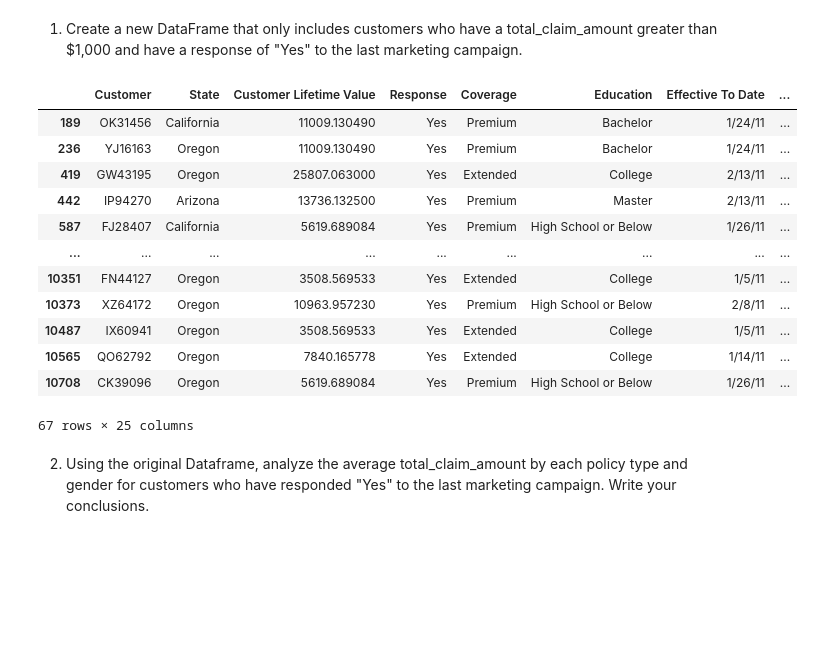
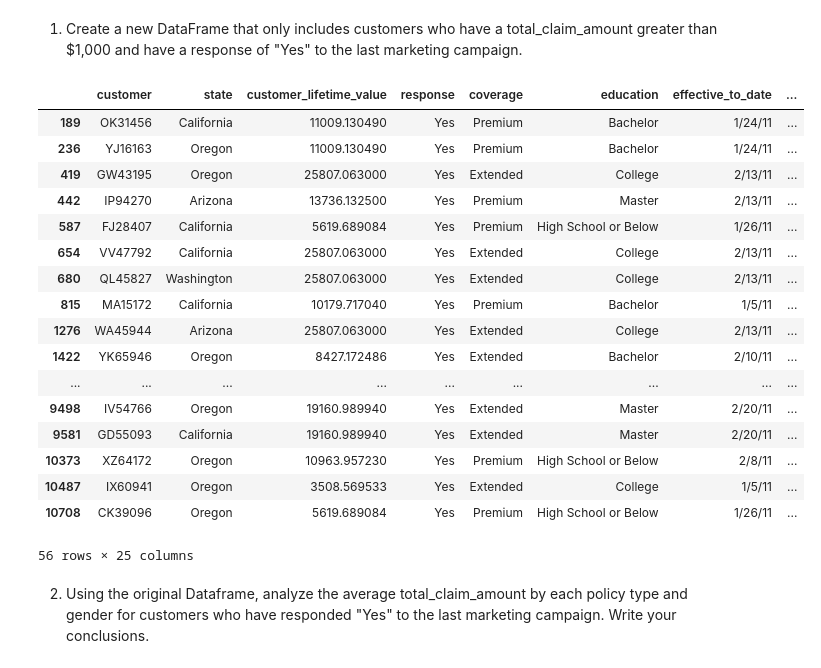
Before and after one commit to goldenrod-asters/lab-dw-data-aggregation-and-filtering, a Jupyter notebook: lab-dw-aggregating.ipynb, the cells around one changed output. Cells and saved outputs as stored; diff of their text form; code cells hidden in the pictures; blank space fills up the shorter version.

```diff
--- a/lab-dw-aggregating.ipynb
+++ b/lab-dw-aggregating.ipynb
@@ -50,3 +50,6 @@ memory usage: 2.2+ MB
 marketing_df.Response.unique()
 # %% [output]
 array(['No', 'Yes', nan], dtype=object)
+# %%
+marketing_df = marketing_df.drop_duplicates(subset=['Customer'])
+marketing_df.info()
@@ -52,0 +74,3 @@ array(['No', 'Yes', nan], dtype=object)
+# %%
+marketing_df = marketing_df.rename(columns=lambda name:name.lower().replace(' ','_'))
+marketing_df.head()
@@ -55,23 +87,30 @@ array(['No', 'Yes', nan], dtype=object)
 # %%
 # total_claim_amount > 1000, response = Yes
 # e.g. (housing_df['SalePrice'] > 10000) & (housing_df['FullBath'] > 1).
 
-highvalue_df = marketing_df[(marketing_df['Total Claim Amount'] > 1000) & (marketing_df['Response'] == "Yes")]
+highvalue_df = marketing_df[(marketing_df['total_claim_amount'] > 1000) & (marketing_df['response'] == "Yes")]
 highvalue_df
+
+# pandas does not accept 'and' : ) only '&'
 # %% [output]
-|  | Customer | State | Customer Lifetime Value | Response | Coverage | Education | Effective To Date | ... |
+|  | customer | state | customer_lifetime_value | response | coverage | education | effective_to_date | ... |
 | 189 | OK31456 | California | 11009.130490 | Yes | Premium | Bachelor | 1/24/11 | ... |
 | 236 | YJ16163 | Oregon | 11009.130490 | Yes | Premium | Bachelor | 1/24/11 | ... |
 | 419 | GW43195 | Oregon | 25807.063000 | Yes | Extended | College | 2/13/11 | ... |
 | 442 | IP94270 | Arizona | 13736.132500 | Yes | Premium | Master | 2/13/11 | ... |
 | 587 | FJ28407 | California | 5619.689084 | Yes | Premium | High School or Below | 1/26/11 | ... |
+| 654 | VV47792 | California | 25807.063000 | Yes | Extended | College | 2/13/11 | ... |
+| 680 | QL45827 | Washington | 25807.063000 | Yes | Extended | College | 2/13/11 | ... |
+| 815 | MA15172 | California | 10179.717040 | Yes | Premium | Bachelor | 1/5/11 | ... |
+| 1276 | WA45944 | Arizona | 25807.063000 | Yes | Extended | College | 2/13/11 | ... |
+| 1422 | YK65946 | Oregon | 8427.172486 | Yes | Extended | Bachelor | 2/10/11 | ... |
 | ... | ... | ... | ... | ... | ... | ... | ... | ... |
-| 10351 | FN44127 | Oregon | 3508.569533 | Yes | Extended | College | 1/5/11 | ... |
+| 9498 | IV54766 | Oregon | 19160.989940 | Yes | Extended | Master | 2/20/11 | ... |
+| 9581 | GD55093 | California | 19160.989940 | Yes | Extended | Master | 2/20/11 | ... |
 | 10373 | XZ64172 | Oregon | 10963.957230 | Yes | Premium | High School or Below | 2/8/11 | ... |
 | 10487 | IX60941 | Oregon | 3508.569533 | Yes | Extended | College | 1/5/11 | ... |
-| 10565 | QO62792 | Oregon | 7840.165778 | Yes | Extended | College | 1/14/11 | ... |
 | 10708 | CK39096 | Oregon | 5619.689084 | Yes | Premium | High School or Below | 1/26/11 | ... |
-67 rows × 25 columns
+56 rows × 25 columns
 # %% [markdown]
 2. Using the original Dataframe, analyze the average total_claim_amount by each policy type and gender for customers who have responded "Yes" to the last marketing campaign. Write your conclusions.
 # %%
```
Also changed, not shown: parts of 7 cells of this notebook.
